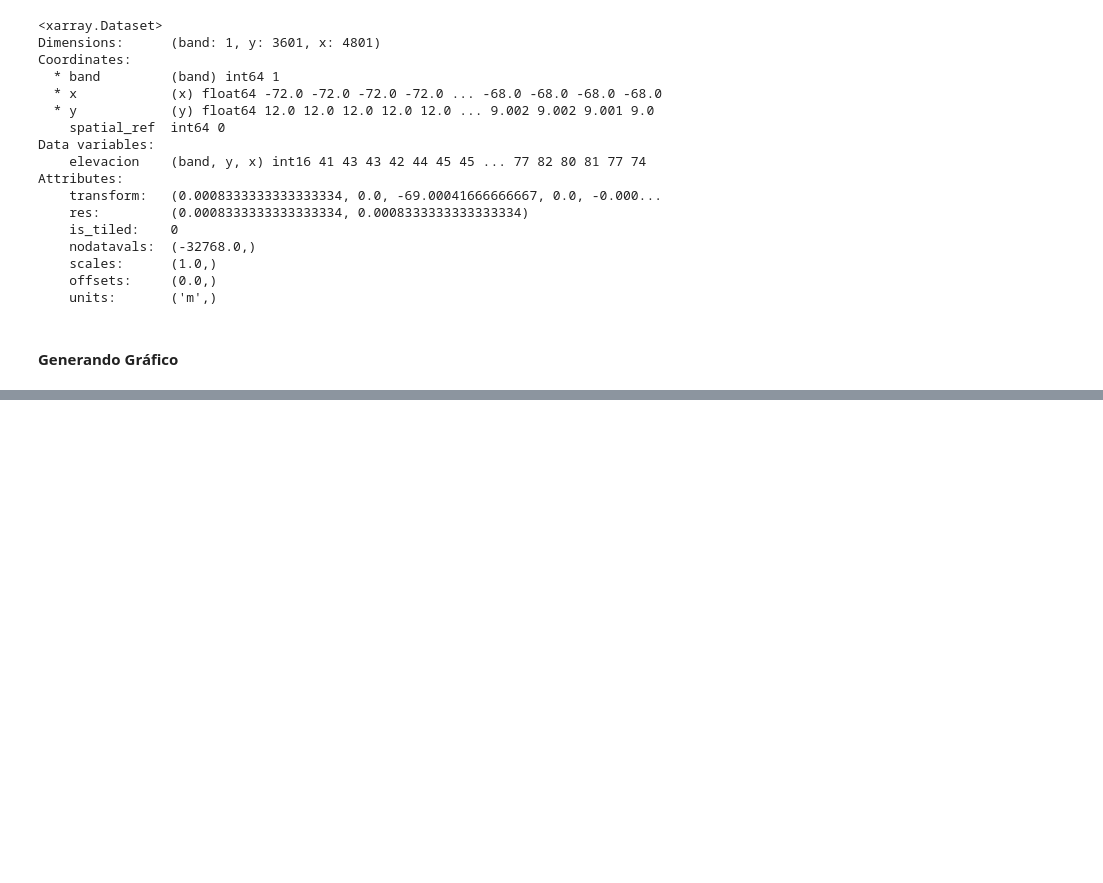
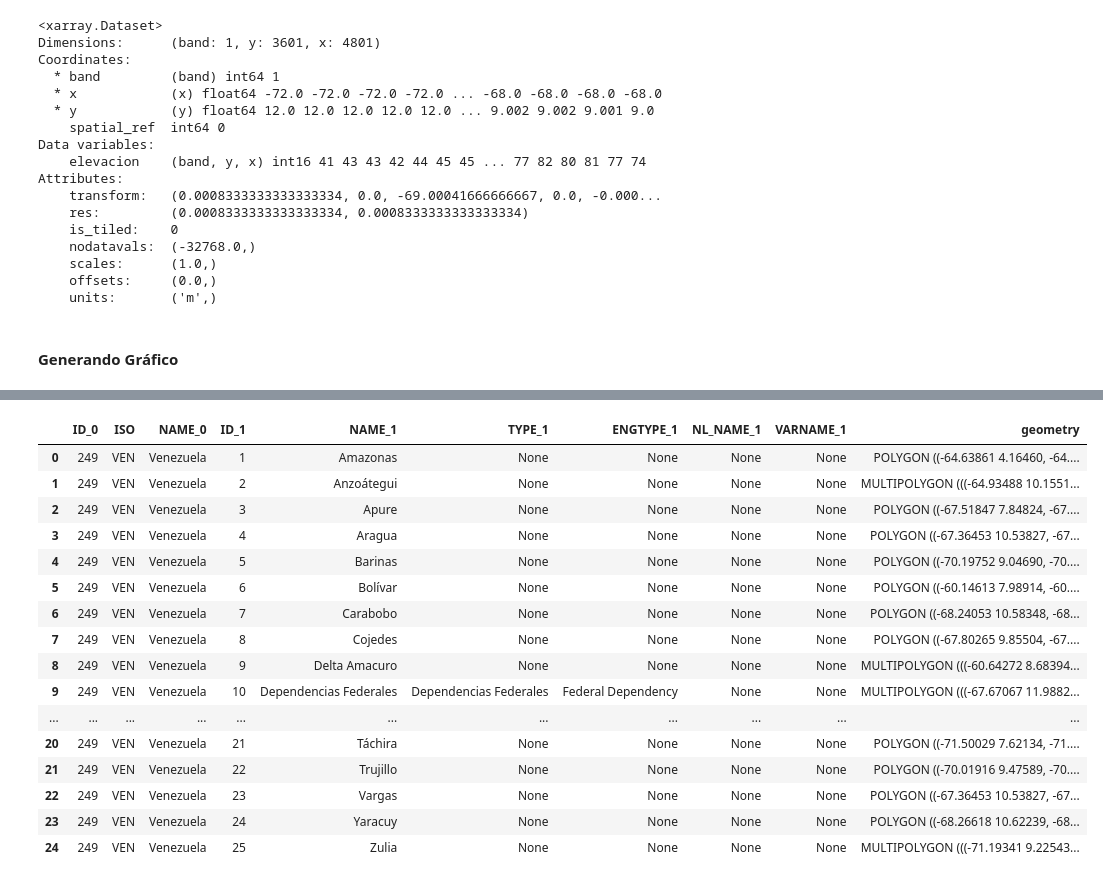
Before and after one commit to esglobe/geet-metview, a Jupyter notebook: 5.2_elevacion_global.ipynb, the cells around one changed output, grey strips where cells are left out. Drawn from its saved outputs; the diff is of its cells as text; code cells hidden in the pictures; blank space fills up the shorter version.

```diff
--- a/5.2_elevacion_global.ipynb
+++ b/5.2_elevacion_global.ipynb
@@ -102,0 +118,20 @@ Attributes:
+# %%
+venezuela_poligonos
+# %% [output]
+|  | ID_0 | ISO | NAME_0 | ID_1 | NAME_1 | TYPE_1 | ENGTYPE_1 | NL_NAME_1 | VARNAME_1 | geometry |
+| 0 | 249 | VEN | Venezuela | 1 | Amazonas | None | None | None | None | POLYGON ((-64.63861 4.16460, -64.... |
+| 1 | 249 | VEN | Venezuela | 2 | Anzoátegui | None | None | None | None | MULTIPOLYGON (((-64.93488 10.1551... |
+| 2 | 249 | VEN | Venezuela | 3 | Apure | None | None | None | None | POLYGON ((-67.51847 7.84824, -67.... |
+| 3 | 249 | VEN | Venezuela | 4 | Aragua | None | None | None | None | POLYGON ((-67.36453 10.53827, -67... |
+| 4 | 249 | VEN | Venezuela | 5 | Barinas | None | None | None | None | POLYGON ((-70.19752 9.04690, -70.... |
+| 5 | 249 | VEN | Venezuela | 6 | Bolívar | None | None | None | None | POLYGON ((-60.14613 7.98914, -60.... |
+| 6 | 249 | VEN | Venezuela | 7 | Carabobo | None | None | None | None | POLYGON ((-68.24053 10.58348, -68... |
+| 7 | 249 | VEN | Venezuela | 8 | Cojedes | None | None | None | None | POLYGON ((-67.80265 9.85504, -67.... |
+| 8 | 249 | VEN | Venezuela | 9 | Delta Amacuro | None | None | None | None | MULTIPOLYGON (((-60.64272 8.68394... |
+| 9 | 249 | VEN | Venezuela | 10 | Dependencias Federales | Dependencias Federales | Federal Dependency | None | None | MULTIPOLYGON (((-67.67067 11.9882... |
+| ... | ... | ... | ... | ... | ... | ... | ... | ... | ... | ... |
+| 20 | 249 | VEN | Venezuela | 21 | Táchira | None | None | None | None | POLYGON ((-71.50029 7.62134, -71.... |
+| 21 | 249 | VEN | Venezuela | 22 | Trujillo | None | None | None | None | POLYGON ((-70.01916 9.47589, -70.... |
+| 22 | 249 | VEN | Venezuela | 23 | Vargas | None | None | None | None | POLYGON ((-67.36453 10.53827, -67... |
+| 23 | 249 | VEN | Venezuela | 24 | Yaracuy | None | None | None | None | POLYGON ((-68.26618 10.62239, -68... |
+| 24 | 249 | VEN | Venezuela | 25 | Zulia | None | None | None | None | MULTIPOLYGON (((-71.19341 9.22543... |
```
Also changed, not shown: parts of 3 cells of this notebook, 8 other files.
